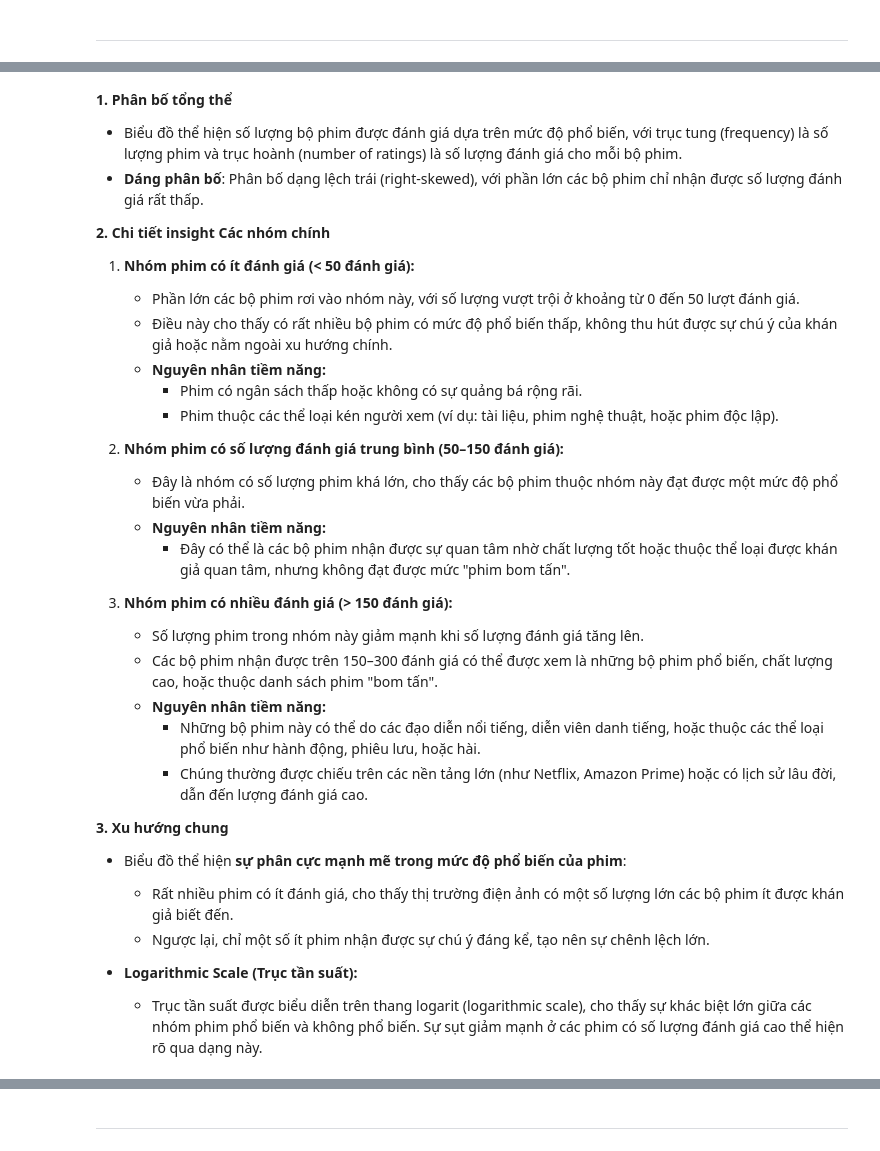
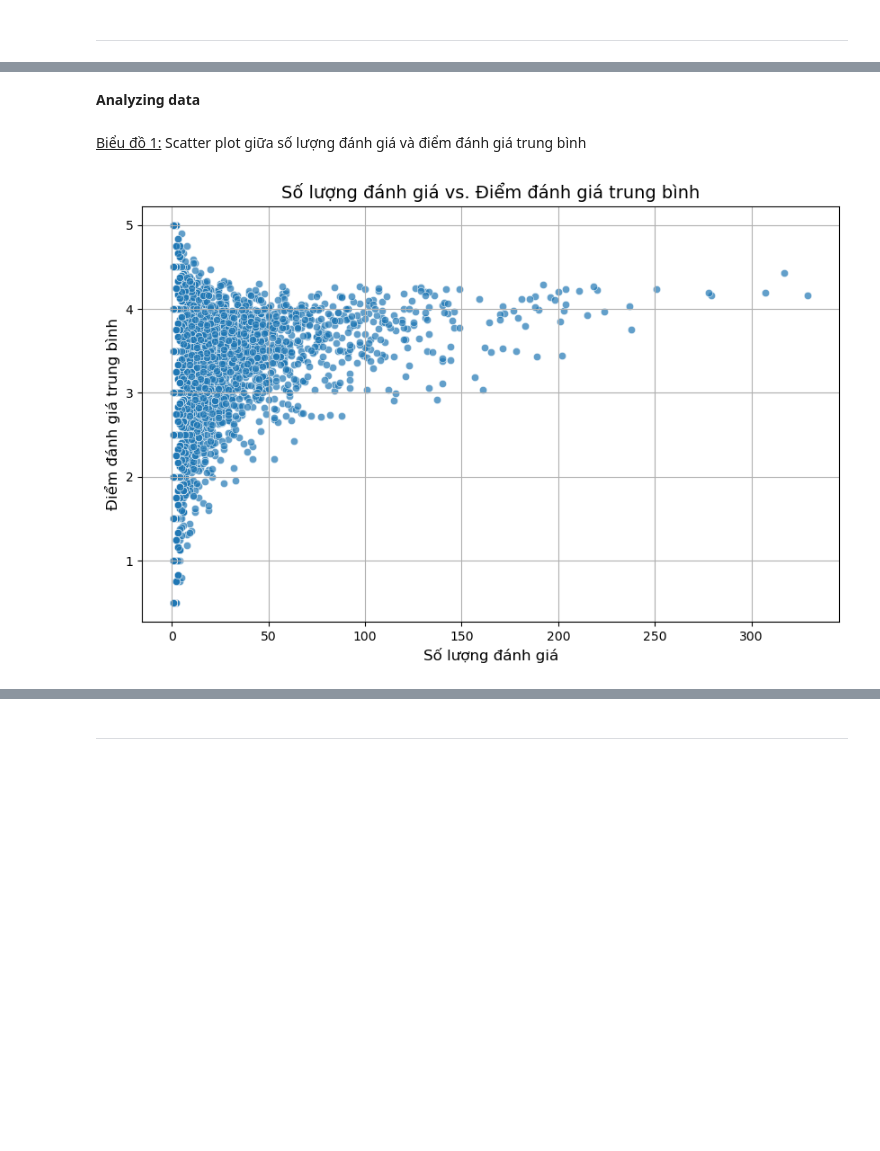
Before and after one commit to miavox/CSC17104-Final-Project, a Jupyter notebook: Project/Final_project.ipynb, the cells around one changed output, grey strips where cells are left out. Cells and saved outputs as stored; diff of their text form; code cells hidden in the pictures; blank space fills up the shorter version.

```diff
--- a/Project/Final_project.ipynb
+++ b/Project/Final_project.ipynb
@@ -866,21 +829,0 @@ Trả lời được câu hỏi này có giá trị thực tiễn đối với n
-# %%
-# 1. Đọc dữ liệu từ hai tệp
-movies = pd.read_csv('../Data_Processed/movies.csv')
-ratings = pd.read_csv('../Data_Processed/ratings.csv')
-
-# 2. Kết hợp dữ liệu từ hai tệp dựa trên movieId
-data = pd.merge(ratings, movies, on='movieId')
-
-# 3. Phân tích thông tin dữ liệu
-print("Thông tin dữ liệu kết hợp:")
-print(data.info())
-print(data.head())
-
-# 4. Tính điểm trung bình và số lượt đánh giá của từng phim
-average_ratings = data.groupby('movieId')['rating'].mean()
-ratings_count = data.groupby('movieId')['rating'].count()
-
-# Thêm thông tin vào DataFrame phim
-movies = movies.set_index('movieId')
-movies['average_rating'] = average_ratings
-movies['ratings_count'] = ratings_count
@@ -944,2 +838,10 @@ plt.show()
+# %%
+# Tổng hợp dữ liệu
+ratings_summary = ratings.groupby('movieId').agg(
+    num_ratings=('rating', 'count'),  # Số lượng đánh giá
+    avg_rating=('rating', 'mean')    # Điểm đánh giá trung bình
+).reset_index()
+# Kết hợp với thông tin phim
+movies_ratings = pd.merge(ratings_summary, movies, on='movieId', how='inner')
 # %% [markdown]
 ---
@@ -958,33 +848,15 @@ plt.show()
-# %% [markdown]
-**1. Phân bố tổng thể**
-- Biểu đồ thể hiện số lượng bộ phim được đánh giá dựa trên mức độ phổ biến, với trục tung (frequency) là số lượng phim và trục hoành (number of ratings) là số lượng đánh giá cho mỗi bộ phim.
-- **Dáng phân bố**: Phân bố dạng lệch trái (right-skewed), với phần lớn các bộ phim chỉ nhận được số lượng đánh giá rất thấp.
-
-**2. Chi tiết insight**
-**Các nhóm chính**
-1. **Nhóm phim có ít đánh giá (< 50 đánh giá):**
-   - Phần lớn các bộ phim rơi vào nhóm này, với số lượng vượt trội ở khoảng từ 0 đến 50 lượt đánh giá.
-   - Điều này cho thấy có rất nhiều bộ phim có mức độ phổ biến thấp, không thu hút được sự chú ý của khán giả hoặc nằm ngoài xu hướng chính.
-   - **Nguyên nhân tiềm năng:**
-     - Phim có ngân sách thấp hoặc không có sự quảng bá rộng rãi.
-     - Phim thuộc các thể loại kén người xem (ví dụ: tài liệu, phim nghệ thuật, hoặc phim độc lập).
-
-2. **Nhóm phim có số lượng đánh giá trung bình (50–150 đánh giá):**
-   - Đây là nhóm có số lượng phim khá lớn, cho thấy các bộ phim thuộc nhóm này đạt được một mức độ phổ biến vừa phải.
-   - **Nguyên nhân tiềm năng:**
-     - Đây có thể là các bộ phim nhận được sự quan tâm nhờ chất lượng tốt hoặc thuộc thể loại được khán giả quan tâm, nhưng không đạt được mức "phim bom tấn".
-
-3. **Nhóm phim có nhiều đánh giá (> 150 đánh giá):**
-   - Số lượng phim trong nhóm này giảm mạnh khi số lượng đánh giá tăng lên.
-   - Các bộ phim nhận được trên 150–300 đánh giá có thể được xem là những bộ phim phổ biến, chất lượng cao, hoặc thuộc danh sách phim "bom tấn".
-   - **Nguyên nhân tiềm năng:**
-     - Những bộ phim này có thể do các đạo diễn nổi tiếng, diễn viên danh tiếng, hoặc thuộc các thể loại phổ biến như hành động, phiêu lưu, hoặc hài.
-     - Chúng thường được chiếu trên các nền tảng lớn (như Netflix, Amazon Prime) hoặc có lịch sử lâu đời, dẫn đến lượng đánh giá cao.
-
-**3. Xu hướng chung**
-- Biểu đồ thể hiện **sự phân cực mạnh mẽ trong mức độ phổ biến của phim**:
-  - Rất nhiều phim có ít đánh giá, cho thấy thị trường điện ảnh có một số lượng lớn các bộ phim ít được khán giả biết đến.
-  - Ngược lại, chỉ một số ít phim nhận được sự chú ý đáng kể, tạo nên sự chênh lệch lớn.
-
-- **Logarithmic Scale (Trục tần suất):**
-  - Trục tần suất được biểu diễn trên thang logarit (logarithmic scale), cho thấy sự khác biệt lớn giữa các nhóm phim phổ biến và không phổ biến. Sự sụt giảm mạnh ở các phim có số lượng đánh giá cao thể hiện rõ qua dạng này.
+# %% [markdown]
+**Analyzing data**
+# %% [markdown]
+<u>Biểu đồ 1:</u> Scatter plot giữa số lượng đánh giá và điểm đánh giá trung bình
+# %%
+# --- Biểu đồ 1: Scatter plot giữa số lượng đánh giá và điểm đánh giá trung bình ---
+plt.figure(figsize=(10, 6))
+sns.scatterplot(data=movies_ratings, x='num_ratings', y='avg_rating', alpha=0.7)
+plt.title('Số lượng đánh giá vs. Điểm đánh giá trung bình', fontsize=14)
+plt.xlabel('Số lượng đánh giá', fontsize=12)
+plt.ylabel('Điểm đánh giá trung bình', fontsize=12)
+plt.grid(True)
+plt.show()
+# %% [output]
+[figure, added]
```
Also changed, not shown: parts of 35 cells of this notebook.
